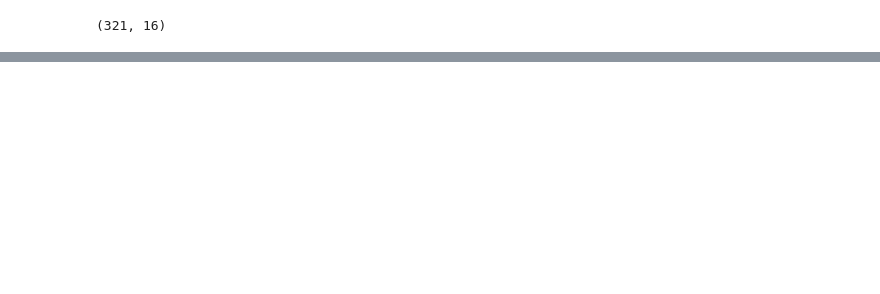
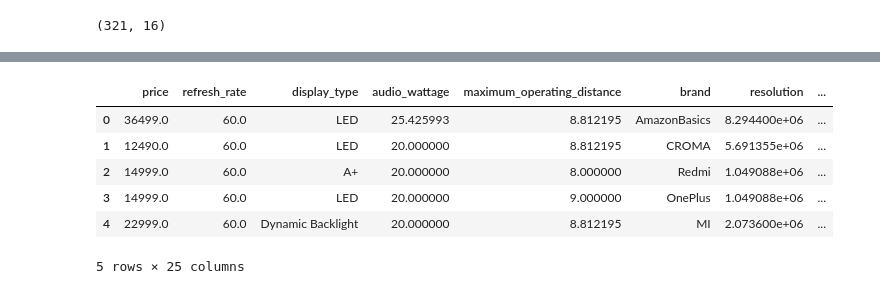
Before and after one commit to AjayKumarChintada/prodcut_recommend, a Jupyter notebook: notebooks/preprocessing.ipynb, the cells around one changed output, grey strips where cells are left out. Cells and saved outputs as stored; diff of their text form; code cells hidden in the pictures; blank space fills up the shorter version.

Commit message:
min_max_normalised

```diff
--- a/notebooks/preprocessing.ipynb
+++ b/notebooks/preprocessing.ipynb
@@ -325,8 +327,7 @@ FEATURES_SELECTED_BY_SME = ['price','refresh_rate','display_type','audio_wattage
 PRODUCT_INFORMATION = ['image_url','product','product_url']
 
 #seggregating the data type of features
-CATEGORICAL_FEATURES = list(set(categorical_values).difference(set(categorical_values)))
-print(CATEGORICAL_FEATURES)
+CATEGORICAL_FEATURES = list(set(categorical_values).difference(set(PRODUCT_INFORMATION)))
 BOOLEAN_COLS = []
 ENUM_COLS = []
 
@@ -338,7 +339,7 @@ for i in CATEGORICAL_FEATURES:
 #divide what are booleans and what are enums
 
 
-VECTOR_FEATURES = list(set(df_types.keys()).difference(set(PRODUCT_INFORMATION)))
+VECTOR_FEATURES = list(set(df_types.keys()).difference(set(CATEGORICAL_FEATURES+PRODUCT_INFORMATION)))
 
 ##sorted values to keep their index positions secure
-data_type_dictionary = {'Number':sorted(VECTOR_FEATURES),'Enum':sorted(ENUM_COLS),'Boolean':sorted(BOOLEAN_COLS)}
+DATA_TYPE_DICTIONARY = {'Number':sorted(VECTOR_FEATURES),'Enum':sorted(ENUM_COLS),'Boolean':sorted(BOOLEAN_COLS)}
@@ -365,14 +360,14 @@ data_type_dictionary
 # %%
+print("---Before: ", df.isnull().sum())
 ##imputing null values
-for datatype in data_type_dictionary:
-    print(datatype)
-    print(data_type_dictionary[datatype])
-    # if datatype =='Number':
-    #     for col in data_type_dictionary[datatype]:
-    #         df[col] = df[col].fillna(df[col].median())
-    # # else:
-    # #     for col in data_type_dictionary[datatype]:
-    # #         df[col] = df[col].fillna(df[col].mode()[0])
+for datatype in DATA_TYPE_DICTIONARY:
 
-df
+    if datatype =='Number':
+        for col in DATA_TYPE_DICTIONARY[datatype]:
+            df[col] = df[col].fillna(df[col].mean())
+    else:
+        for col in DATA_TYPE_DICTIONARY[datatype]:
+            df[col] = df[col].fillna(df[col].mode()[0])
+
+print("---After: ", df.isnull().sum())
 # %% [output]
@@ -502,0 +516,26 @@ df
+# %%
+## Now time to do min max normalisation
+
+
+def normalise_min_max(df,numeric_columns):
+    '''
+    df all cols should be numerical
+    note: normalising values between 1 to 2
+    '''
+    # df = pd.DataFrame()
+    for column in numeric_columns:
+        # if df[column].dtype == float or  df[column].dtype == int  :
+        df[column+"_norm"] = ((df[column] - df[column].min()) /(df[column].max() - df[column].min())+1)
+    return df
+# %%
+df_min_max = normalise_min_max(df,DATA_TYPE_DICTIONARY['Number'])
+df_min_max.head(5)
+# df.columns
+# %% [output]
+|  | price | refresh_rate | display_type | audio_wattage | maximum_operating_distance | brand | resolution | ... |
+| 0 | 36499.0 | 60.0 | LED | 25.425993 | 8.812195 | AmazonBasics | 8.294400e+06 | ... |
+| 1 | 12490.0 | 60.0 | LED | 20.000000 | 8.812195 | CROMA | 5.691355e+06 | ... |
+| 2 | 14999.0 | 60.0 | A+ | 20.000000 | 8.000000 | Redmi | 1.049088e+06 | ... |
+| 3 | 14999.0 | 60.0 | LED | 20.000000 | 9.000000 | OnePlus | 1.049088e+06 | ... |
+| 4 | 22999.0 | 60.0 | Dynamic Backlight | 20.000000 | 8.812195 | MI | 2.073600e+06 | ... |
+5 rows × 25 columns
```
Also changed, not shown: parts of 13 cells of this notebook.
